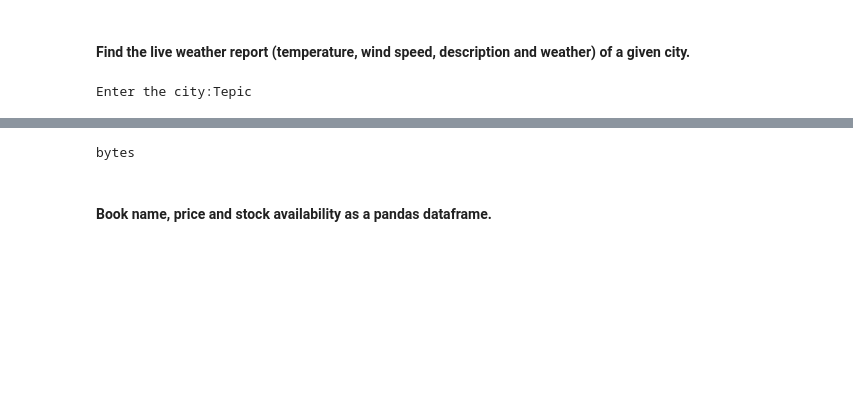
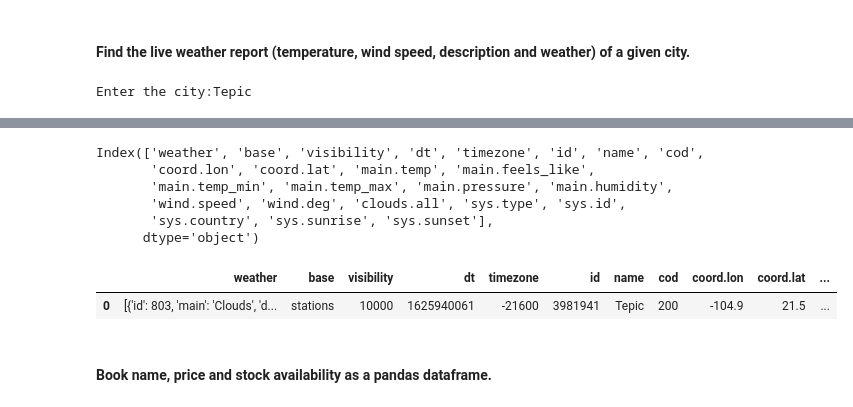
Before and after one commit to JassielMG/lab-web-scraping, a Jupyter notebook: your-code/main.ipynb, the cells around one changed output, grey strips where cells are left out. Drawn from its saved outputs; the diff is of its cells as text; code cells hidden in the pictures; blank space fills up the shorter version.

```diff
--- a/your-code/main.ipynb
+++ b/your-code/main.ipynb
@@ -723,7 +744,20 @@ Error al establecer coneccion
-# %%
-html = requests.get(url).content
-# %% [output]
-bytes
+# %%
+response = requests.get(url).json()
+
+df = pd.json_normalize(response)
+df.columns
+# %% [output]
+Index(['weather', 'base', 'visibility', 'dt', 'timezone', 'id', 'name', 'cod',
+       'coord.lon', 'coord.lat', 'main.temp', 'main.feels_like',
+       'main.temp_min', 'main.temp_max', 'main.pressure', 'main.humidity',
+       'wind.speed', 'wind.deg', 'clouds.all', 'sys.type', 'sys.id',
+       'sys.country', 'sys.sunrise', 'sys.sunset'],
+      dtype='object')
+# %%
+df.iloc[:,:-5]
+# %% [output]
+|  | weather | base | visibility | dt | timezone | id | name | cod | coord.lon | coord.lat | ... |
+| 0 | [{'id': 803, 'main': 'Clouds', 'd... | stations | 10000 | 1625940061 | -21600 | 3981941 | Tepic | 200 | -104.9 | 21.5 | ... |
 # %% [markdown]
 #### Book name, price and stock availability as a pandas dataframe.
 # %%
```
Also changed, not shown: parts of 10 cells of this notebook.
